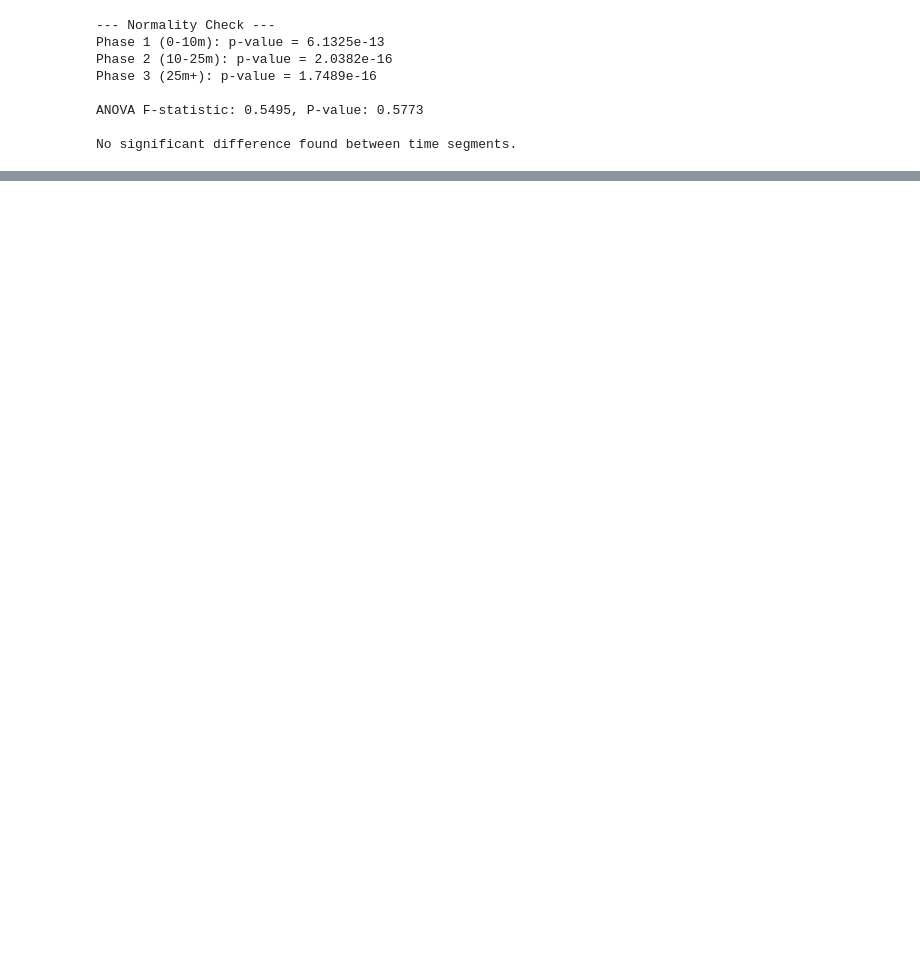
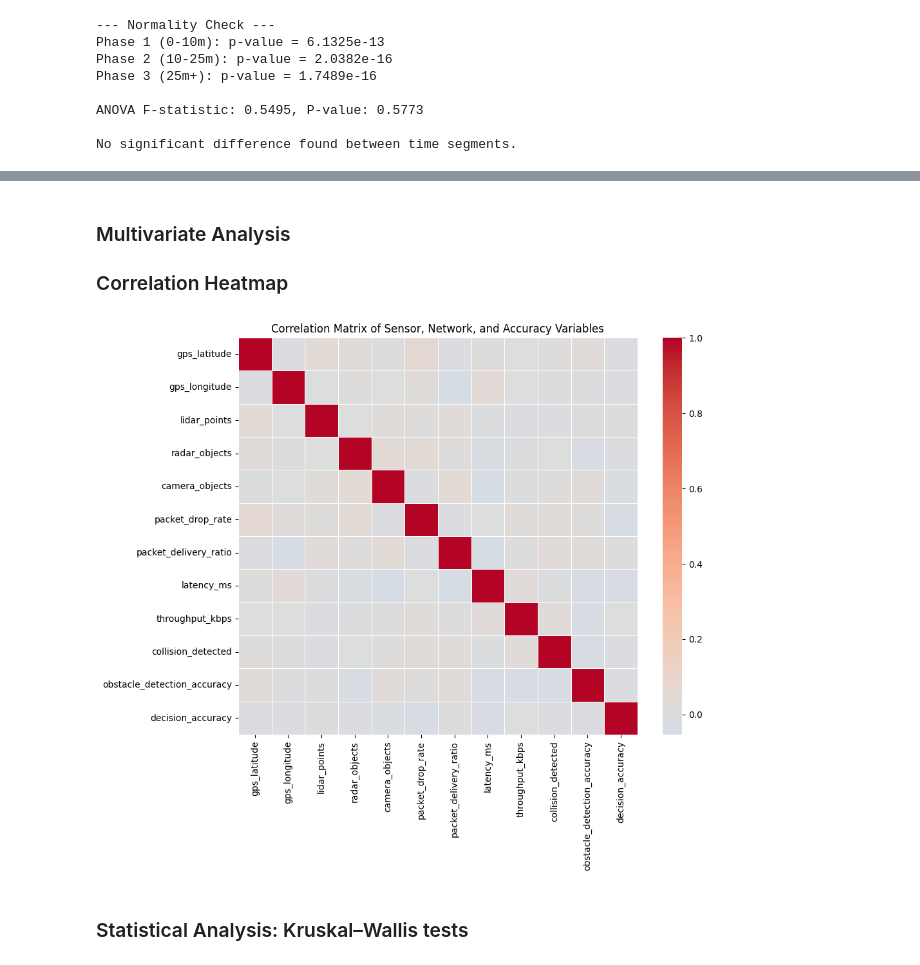
Before and after one commit to WarlockZul/Data-Analytics-Assignment-1, a Jupyter notebook: Jupyter Notebook Finalized.ipynb, the cells around one changed output, grey strips where cells are left out. Saved outputs shown, nothing was run; the diff lists cells and outputs as text; code cells hidden in the pictures; blank space fills up the shorter version.

```diff
--- a/Jupyter Notebook Finalized.ipynb
+++ b/Jupyter Notebook Finalized.ipynb
@@ -585,0 +627,23 @@ No significant difference found between time segments.
+# %% [markdown]
+### Multivariate Analysis
+### Correlation Heatmap
+# %%
+# Drop unwanted columns
+corr_df = df.drop(columns=["vehicle_id", "time_in_seconds", "rolling_mean"], errors="ignore")
+
+# Select only numeric columns after dropping
+corr_df = corr_df.select_dtypes(include='number')
+
+plt.figure(figsize=(10, 8))
+sns.heatmap(
+    corr_df.corr(),
+    cmap="coolwarm",
+    center=0,
+    linewidths=0.5
+)
+plt.title("Correlation Matrix of Sensor, Network, and Accuracy Variables")
+plt.show()
+# %% [output]
+[figure, added]
+# %% [markdown]
+### Statistical Analysis: Kruskal–Wallis tests
```
Also changed, not shown: parts of 29 cells of this notebook.
